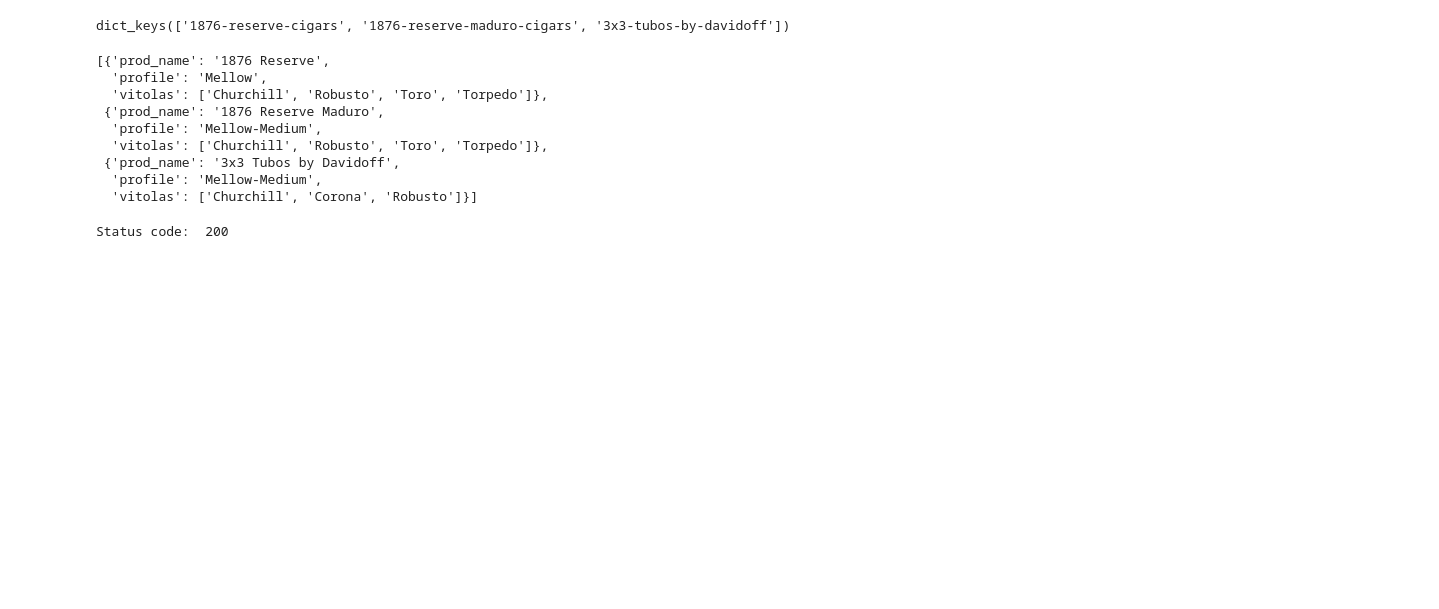
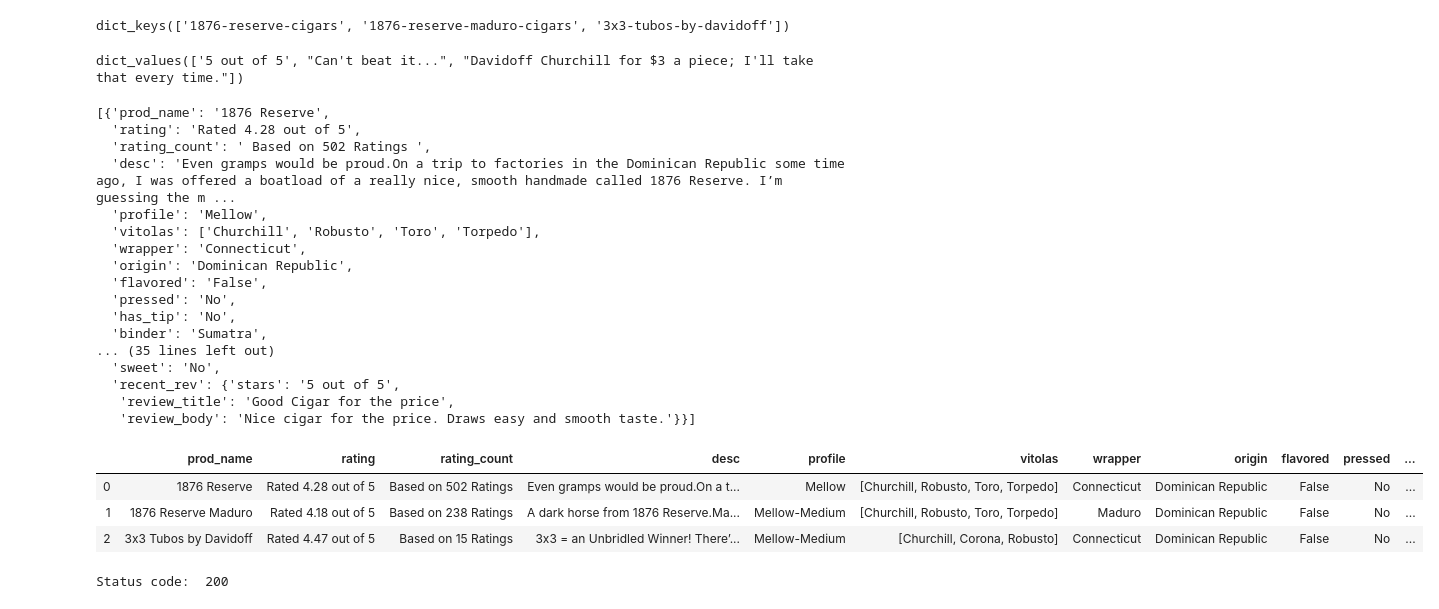
Before and after one commit to SteveRNewman/cigar_recommender, a Jupyter notebook: Capstone.ipynb, the cells around one changed output. Drawn from its saved outputs; the diff is of its cells as text; code cells hidden in the pictures; blank space fills up the shorter version.

```diff
--- a/Capstone.ipynb
+++ b/Capstone.ipynb
@@ -217,3 +216,6 @@ pages = full_urls[:3]
+# %%
+#pages = ['https://www.cigarsinternational.com/p/aging-room-by-rafael-nodal-habano/2016322/']
+pages = full_urls[0:3]
 # %%
 from time import sleep
 
@@ -229,6 +231,10 @@ for page in pages:
 
     d = dict()
     d['prod_name'] = row.find("span",itemprop="name").text
+    d['rating'] = row.find("span",class_="stars").get("title")
+    d['rating_count'] = tags[1].find("span",class_="prod-rating-copy").text
+    d['desc'] = tags[1].find("div", class_="p").text
+
     d['profile'] = row.find("div", class_ = "strengthGauge").get("title")
 
     prod_size = row.find_all("a", {"class": "link linkToGrid"})
@@ -239,18 +245,32 @@ for page in pages:
         sizes.append(ea_size)
     d['vitolas'] = sizes
 
+    details = row.find_all("span", class_="nobreak")
+    d['wrapper'] = details[0].text
+    d['origin'] = details[1].text
+    d['flavored'] = details[2].text
+    d['pressed'] = details[3].text
+    d['has_tip'] = details[4].text
+    d['binder'] = details[5].text
+    d['filler'] = details[6].text
+    d['sweet'] = details[7].text
+    d['recent_rev'] = rev_dict
+
+
+    rev_dict = dict()
+
+    reviews = row.find_all("div",class_="prod-review")
+    top_reviews = reviews[:3]
+
+
+    for rev in top_reviews:
+
+        rev_dict['stars'] = rev.find("span", class_="stars").text
+        rev_dict['review_title'] = rev.find("div", class_="prod-review-title").text
+        rev_dict['review_body'] = rev.find("div", class_="prod-review-content").text
+
+
+
     data.append(d)
 
     sleep(10)
-# %%
-data
-# %% [output]
-[{'prod_name': '1876 Reserve',
-  'profile': 'Mellow',
-  'vitolas': ['Churchill', 'Robusto', 'Toro', 'Torpedo']},
- {'prod_name': '1876 Reserve Maduro',
-  'profile': 'Mellow-Medium',
-  'vitolas': ['Churchill', 'Robusto', 'Toro', 'Torpedo']},
- {'prod_name': '3x3 Tubos by Davidoff',
-  'profile': 'Mellow-Medium',
-  'vitolas': ['Churchill', 'Corona', 'Robusto']}]
@@ -265,3 +277,33 @@ data
+# %%
+rev_dict.values()
+# %% [output]
+dict_values(['5 out of 5', "Can't beat it...", "Davidoff Churchill for $3 a piece; I'll take that every time."])
+# %%
+
+display(data)
+pd.DataFrame(data)
+# %% [output]
+[{'prod_name': '1876 Reserve',
+  'rating': 'Rated 4.28 out of 5',
+  'rating_count': ' Based on 502 Ratings ',
+  'desc': 'Even gramps would be proud.On a trip to factories in the Dominican Republic some time ago, I was offered a boatload of a really nice, smooth handmade called 1876 Reserve. I’m guessing the m ...
+  'profile': 'Mellow',
+  'vitolas': ['Churchill', 'Robusto', 'Toro', 'Torpedo'],
+  'wrapper': 'Connecticut',
+  'origin': 'Dominican Republic',
+  'flavored': 'False',
+  'pressed': 'No',
+  'has_tip': 'No',
+  'binder': 'Sumatra',
+... (35 lines left out)
+  'sweet': 'No',
+  'recent_rev': {'stars': '5 out of 5',
+   'review_title': 'Good Cigar for the price',
+   'review_body': 'Nice cigar for the price. Draws easy and smooth taste.'}}]
+|  | prod_name | rating | rating_count | desc | profile | vitolas | wrapper | origin | flavored | pressed | ... |
+| 0 | 1876 Reserve | Rated 4.28 out of 5 | Based on 502 Ratings | Even gramps would be proud.On a t... | Mellow | [Churchill, Robusto, Toro, Torpedo] | Connecticut | Dominican Republic | False | No | ... |
+| 1 | 1876 Reserve Maduro | Rated 4.18 out of 5 | Based on 238 Ratings | A dark horse from 1876 Reserve.Ma... | Mellow-Medium | [Churchill, Robusto, Toro, Torpedo] | Maduro | Dominican Republic | False | No | ... |
+| 2 | 3x3 Tubos by Davidoff | Rated 4.47 out of 5 | Based on 15 Ratings | 3x3 = an Unbridled Winner! There’... | Mellow-Medium | [Churchill, Corona, Robusto] | Connecticut | Dominican Republic | False | No | ... |
 # %%
 url = 'https://www.cigarsinternational.com/p/1876-reserve-cigars/1410176/'
 
```
Also changed, not shown: parts of 7 cells of this notebook.
